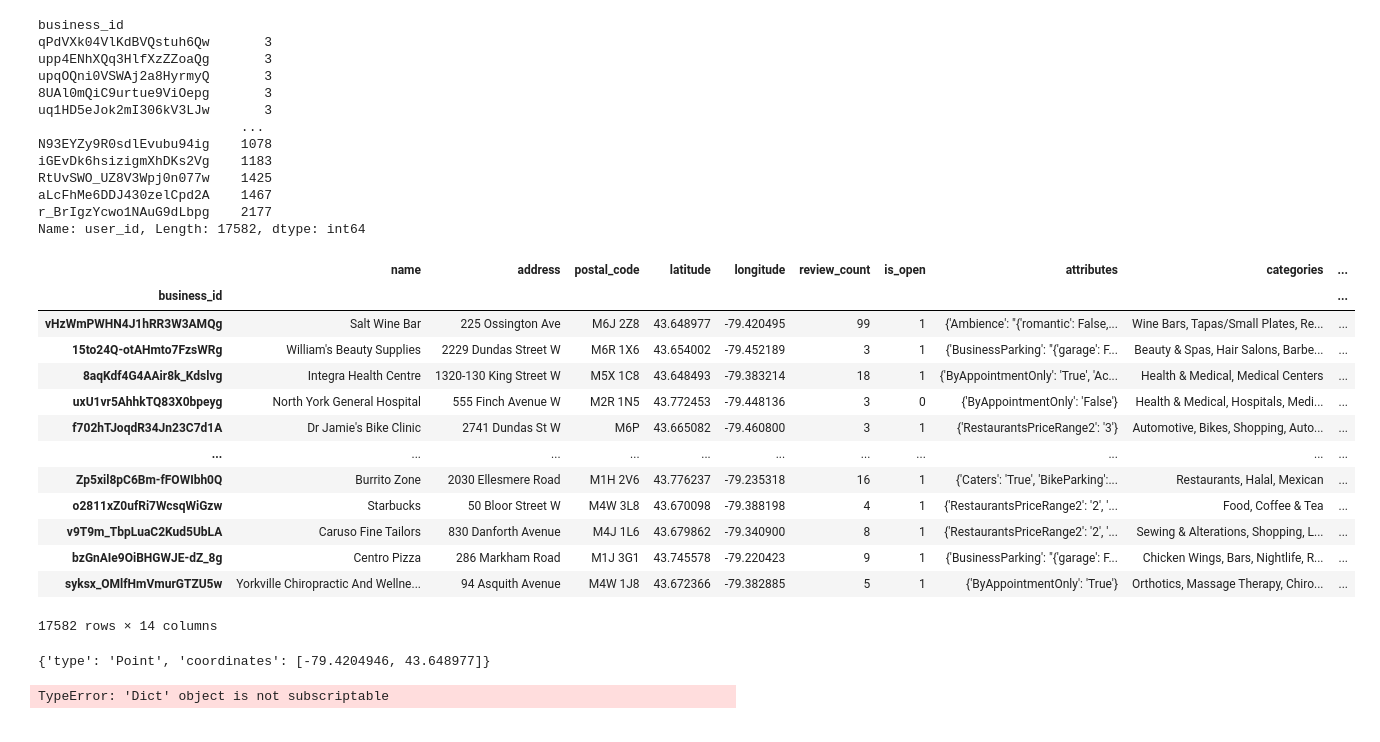
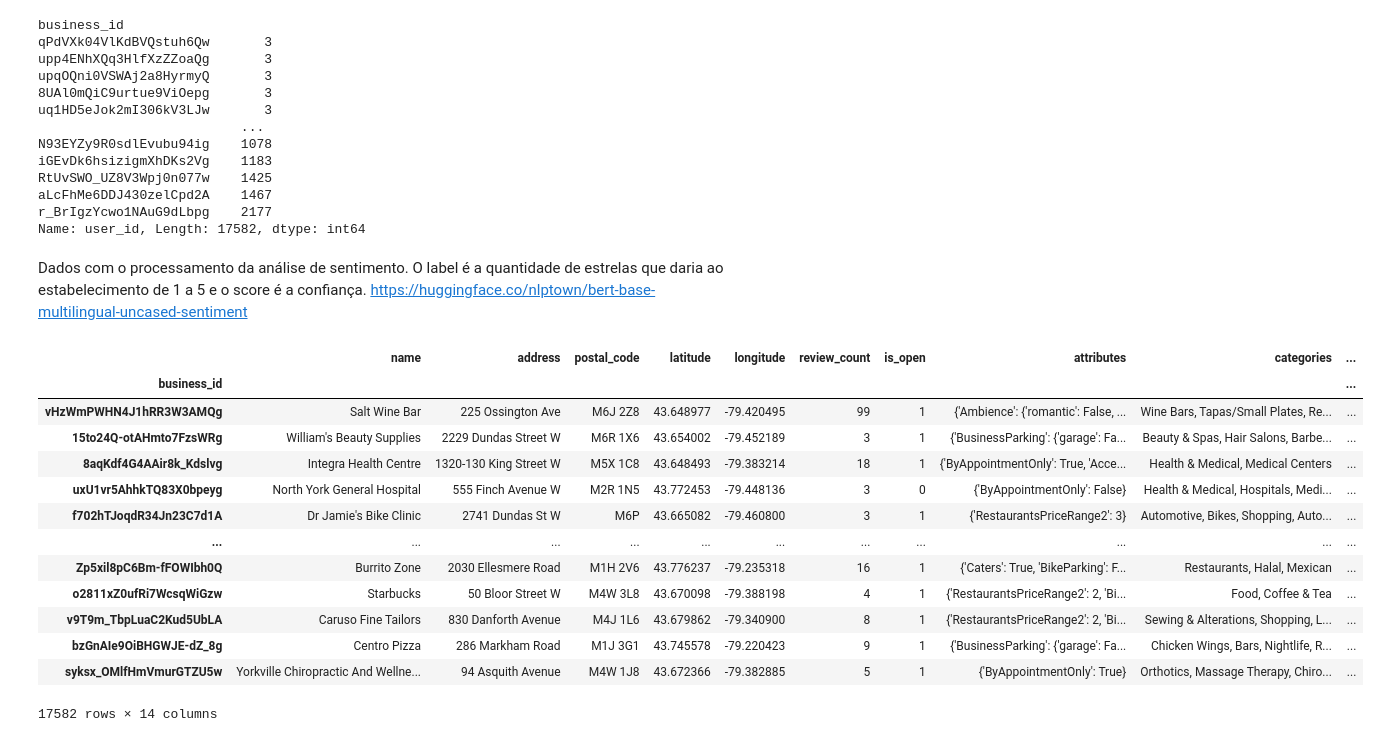
Before and after one commit to guilherme9718/desafio-mineracao-dados, a Jupyter notebook: Análise exploratória.ipynb, the cells around one changed output. Drawn from its saved outputs; the diff is of its cells as text; code cells hidden in the pictures.

```diff
--- a/Análise exploratória.ipynb
+++ b/Análise exploratória.ipynb
@@ -15,6 +15,8 @@ def proccess_df(df):
     df['loc'] = df['loc'].apply(lambda x: ast.literal_eval(x))
     df['attributes'] = df['attributes'].apply(literal_eval)
     df['hours'] = df['hours'].apply(lambda x: ast.literal_eval(x) if not pd.isna(x) else dict())
+    df = df.set_index('business_id')
+    return df
 # %%
 df = pd.read_csv('dados/X_trainToronto.csv').set_index('business_id')
 proccess_df(df)
@@ -100,3 +69,0 @@ len(df)
-# %%
-df_reviews = pd.read_csv('dados/reviewsTrainToronto.csv')
-df_reviews.head(10)
@@ -136,31 +87,48 @@ RtUvSWO_UZ8V3Wpj0n077w    1425
 aLcFhMe6DDJ430zelCpd2A    1467
 r_BrIgzYcwo1NAuG9dLbpg    2177
 Name: user_id, Length: 17582, dtype: int64
-# %%
-df = df.join(df_reviews_count, rsuffix='reviews_count_')
-df
-# %% [output]
-|  | name | address | postal_code | latitude | longitude | review_count | is_open | attributes | categories | ... |
-| business_id |  |  |  |  |  |  |  |  |  | ... |
-| vHzWmPWHN4J1hRR3W3AMQg | Salt Wine Bar | 225 Ossington Ave | M6J 2Z8 | 43.648977 | -79.420495 | 99 | 1 | {'Ambience': "{'romantic': False,... | Wine Bars, Tapas/Small Plates, Re... | ... |
-| 15to24Q-otAHmto7FzsWRg | William's Beauty Supplies | 2229 Dundas Street W | M6R 1X6 | 43.654002 | -79.452189 | 3 | 1 | {'BusinessParking': "{'garage': F... | Beauty & Spas, Hair Salons, Barbe... | ... |
-| 8aqKdf4G4AAir8k_Kdslvg | Integra Health Centre | 1320-130 King Street W | M5X 1C8 | 43.648493 | -79.383214 | 18 | 1 | {'ByAppointmentOnly': 'True', 'Ac... | Health & Medical, Medical Centers | ... |
-| uxU1vr5AhhkTQ83X0bpeyg | North York General Hospital | 555 Finch Avenue W | M2R 1N5 | 43.772453 | -79.448136 | 3 | 0 | {'ByAppointmentOnly': 'False'} | Health & Medical, Hospitals, Medi... | ... |
-| f702hTJoqdR34Jn23C7d1A | Dr Jamie's Bike Clinic | 2741 Dundas St W | M6P | 43.665082 | -79.460800 | 3 | 1 | {'RestaurantsPriceRange2': '3'} | Automotive, Bikes, Shopping, Auto... | ... |
-| ... | ... | ... | ... | ... | ... | ... | ... | ... | ... | ... |
-| Zp5xil8pC6Bm-fFOWIbh0Q | Burrito Zone | 2030 Ellesmere Road | M1H 2V6 | 43.776237 | -79.235318 | 16 | 1 | {'Caters': 'True', 'BikeParking':... | Restaurants, Halal, Mexican | ... |
-| o2811xZ0ufRi7WcsqWiGzw | Starbucks | 50 Bloor Street W | M4W 3L8 | 43.670098 | -79.388198 | 4 | 1 | {'RestaurantsPriceRange2': '2', '... | Food, Coffee & Tea | ... |
-| v9T9m_TbpLuaC2Kud5UbLA | Caruso Fine Tailors | 830 Danforth Avenue | M4J 1L6 | 43.679862 | -79.340900 | 8 | 1 | {'RestaurantsPriceRange2': '2', '... | Sewing & Alterations, Shopping, L... | ... |
-| bzGnAIe9OiBHGWJE-dZ_8g | Centro Pizza | 286 Markham Road | M1J 3G1 | 43.745578 | -79.220423 | 9 | 1 | {'BusinessParking': "{'garage': F... | Chicken Wings, Bars, Nightlife, R... | ... |
-| syksx_OMlfHmVmurGTZU5w | Yorkville Chiropractic And Wellne... | 94 Asquith Avenue | M4W 1J8 | 43.672366 | -79.382885 | 5 | 1 | {'ByAppointmentOnly': 'True'} | Orthotics, Massage Therapy, Chiro... | ... |
-17582 rows × 14 columns
-# %%
-import ast
-obj = ast.literal_eval(df['loc'].astype(object)[0])
-obj
-# %% [output]
-{'type': 'Point', 'coordinates': [-79.4204946, 43.648977]}
-# %%
-obj['type']
-# %% [output]
-TypeError: 'Dict' object is not subscriptable
+# %% [markdown]
+Dados com o processamento da análise de sentimento. O label é a quantidade de estrelas que daria ao estabelecimento de 1 a 5 e o score é a confiança.
+https://huggingface.co/nlptown/bert-base-multilingual-uncased-sentiment
+# %%
+def make_df_score(df, df_reviews):
+    weights = {
+        'useful': 1,
+        'cool': 0.75,
+        'funny': 0.5
+    }
+    df_reviews['weight'] = df_reviews.apply(lambda row: 1 + row['useful'] * weights['useful'] + row['cool'] * weights['cool'] + row['funny'] * weights['funny'], axis=1)
+    def wavg_label(group):
+        d = group['label']
+        w = group['weight']
+        return (d * w).sum() / w.sum()
+
+    def wavg_score(group):
+        d = group['score']
+        w = group['weight']
+        return (d * w).sum() / w.sum()
+
+    df_reviews_label_grouped = df_reviews.groupby(['business_id']).apply(wavg_label, include_groups=False)
+    df_reviews_score_grouped = df_reviews.groupby(['business_id']).apply(wavg_score, include_groups=False)
+    df_reviews_scores = pd.DataFrame(df_reviews_label_grouped, columns=['stars']).join(pd.DataFrame(df_reviews_score_grouped, columns=['score']))
+    df_score = df.join(df_reviews_scores)
+    df_score['stars'] = (df_score['stars']-df_score['stars'].min())/(df_score['stars'].max()-df_score['stars'].min())
+    return df_score
+
+df_score = make_df_score(proccess_df(pd.read_csv('dados/X_trainToronto.csv')), pd.read_csv('dados_produzidos/reviewsTrainTorontoSentiment.csv'))
+df_score
+# %% [output]
+|  | name | address | postal_code | latitude | longitude | review_count | is_open | attributes | categories | ... |
+| business_id |  |  |  |  |  |  |  |  |  | ... |
+| vHzWmPWHN4J1hRR3W3AMQg | Salt Wine Bar | 225 Ossington Ave | M6J 2Z8 | 43.648977 | -79.420495 | 99 | 1 | {'Ambience': {'romantic': False, ... | Wine Bars, Tapas/Small Plates, Re... | ... |
+| 15to24Q-otAHmto7FzsWRg | William's Beauty Supplies | 2229 Dundas Street W | M6R 1X6 | 43.654002 | -79.452189 | 3 | 1 | {'BusinessParking': {'garage': Fa... | Beauty & Spas, Hair Salons, Barbe... | ... |
+| 8aqKdf4G4AAir8k_Kdslvg | Integra Health Centre | 1320-130 King Street W | M5X 1C8 | 43.648493 | -79.383214 | 18 | 1 | {'ByAppointmentOnly': True, 'Acce... | Health & Medical, Medical Centers | ... |
+| uxU1vr5AhhkTQ83X0bpeyg | North York General Hospital | 555 Finch Avenue W | M2R 1N5 | 43.772453 | -79.448136 | 3 | 0 | {'ByAppointmentOnly': False} | Health & Medical, Hospitals, Medi... | ... |
+| f702hTJoqdR34Jn23C7d1A | Dr Jamie's Bike Clinic | 2741 Dundas St W | M6P | 43.665082 | -79.460800 | 3 | 1 | {'RestaurantsPriceRange2': 3} | Automotive, Bikes, Shopping, Auto... | ... |
+| ... | ... | ... | ... | ... | ... | ... | ... | ... | ... | ... |
+| Zp5xil8pC6Bm-fFOWIbh0Q | Burrito Zone | 2030 Ellesmere Road | M1H 2V6 | 43.776237 | -79.235318 | 16 | 1 | {'Caters': True, 'BikeParking': F... | Restaurants, Halal, Mexican | ... |
+| o2811xZ0ufRi7WcsqWiGzw | Starbucks | 50 Bloor Street W | M4W 3L8 | 43.670098 | -79.388198 | 4 | 1 | {'RestaurantsPriceRange2': 2, 'Bi... | Food, Coffee & Tea | ... |
+| v9T9m_TbpLuaC2Kud5UbLA | Caruso Fine Tailors | 830 Danforth Avenue | M4J 1L6 | 43.679862 | -79.340900 | 8 | 1 | {'RestaurantsPriceRange2': 2, 'Bi... | Sewing & Alterations, Shopping, L... | ... |
+| bzGnAIe9OiBHGWJE-dZ_8g | Centro Pizza | 286 Markham Road | M1J 3G1 | 43.745578 | -79.220423 | 9 | 1 | {'BusinessParking': {'garage': Fa... | Chicken Wings, Bars, Nightlife, R... | ... |
+| syksx_OMlfHmVmurGTZU5w | Yorkville Chiropractic And Wellne... | 94 Asquith Avenue | M4W 1J8 | 43.672366 | -79.382885 | 5 | 1 | {'ByAppointmentOnly': True} | Orthotics, Massage Therapy, Chiro... | ... |
+17582 rows × 14 columns
```
Also changed, not shown: parts of 28 cells of this notebook, 5 other files.
